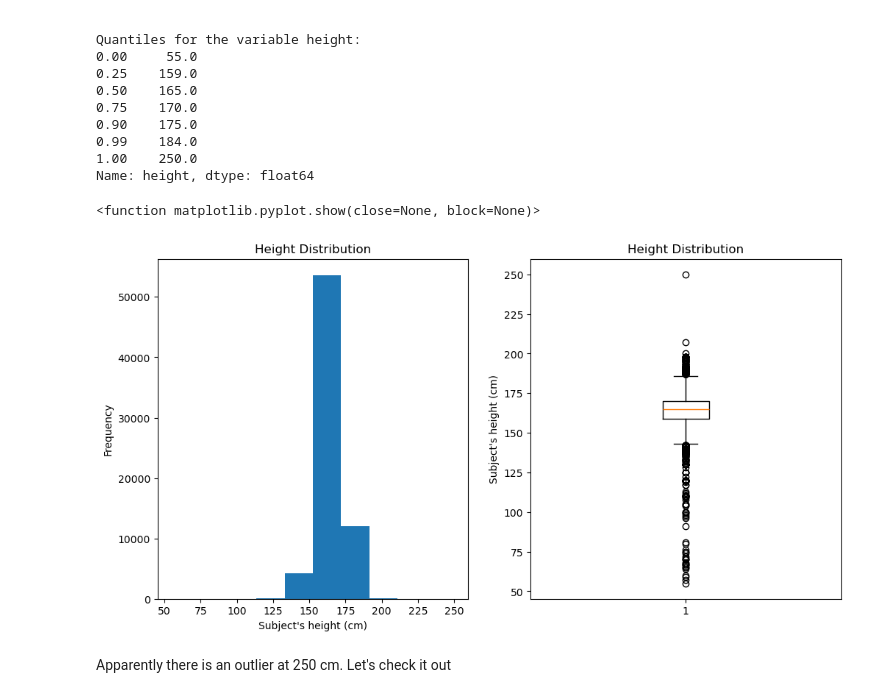
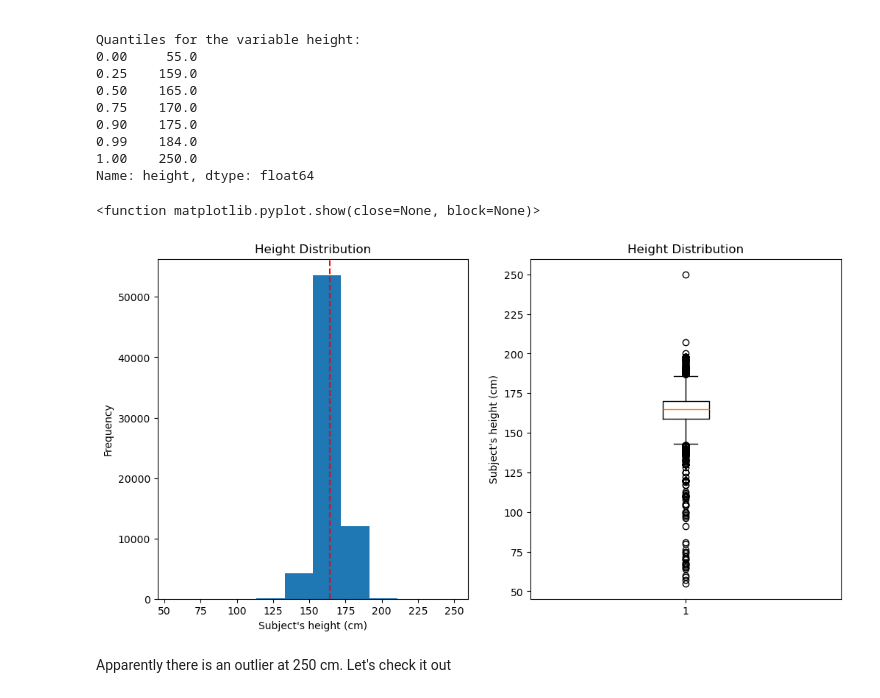
Before and after one commit to AbdullahBera/heart-attack-analysis, a Jupyter notebook: analysis.ipynb, the cells around one changed output. Saved outputs shown, nothing was run; the diff lists cells and outputs as text; code cells hidden in the pictures.

```diff
--- a/analysis.ipynb
+++ b/analysis.ipynb
@@ -335,22 +332,23 @@ Name: height, dtype: float64
 # %%
 fig, ax = plt.subplots(nrows=1, ncols=2, figsize = (12,6))
 
 ax[0].hist(heart_df['height'])
 ax[0].set_xlabel("Subject's height (cm)")
+ax[0].axvline(x=heart_df['height'].mean(), color = 'red', linestyle = '--', linewidth = 1.5)
 ax[0].set_ylabel("Frequency")
 ax[0].set_title("Height Distribution")
 
 
 
 ax[1].boxplot(heart_df["height"])
 ax[1].set_ylabel("Subject's height (cm)")
 ax[1].set_title("Height Distribution")
 
 
 plt.show
 # %% [output]
 <function matplotlib.pyplot.show(close=None, block=None)>
-[figure, old version]
+[figure, new version]
 # %% [markdown]
 Apparently there is an outlier at 250 cm. Let's check it out
 # %%
```
Also changed, not shown: parts of 26 cells of this notebook.
